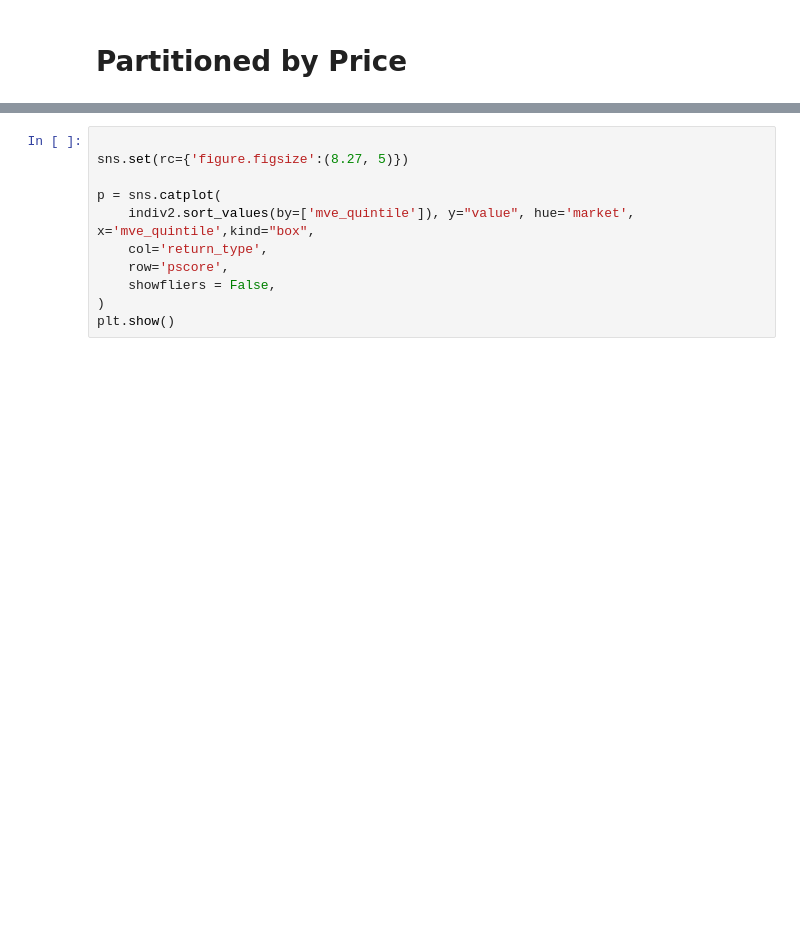
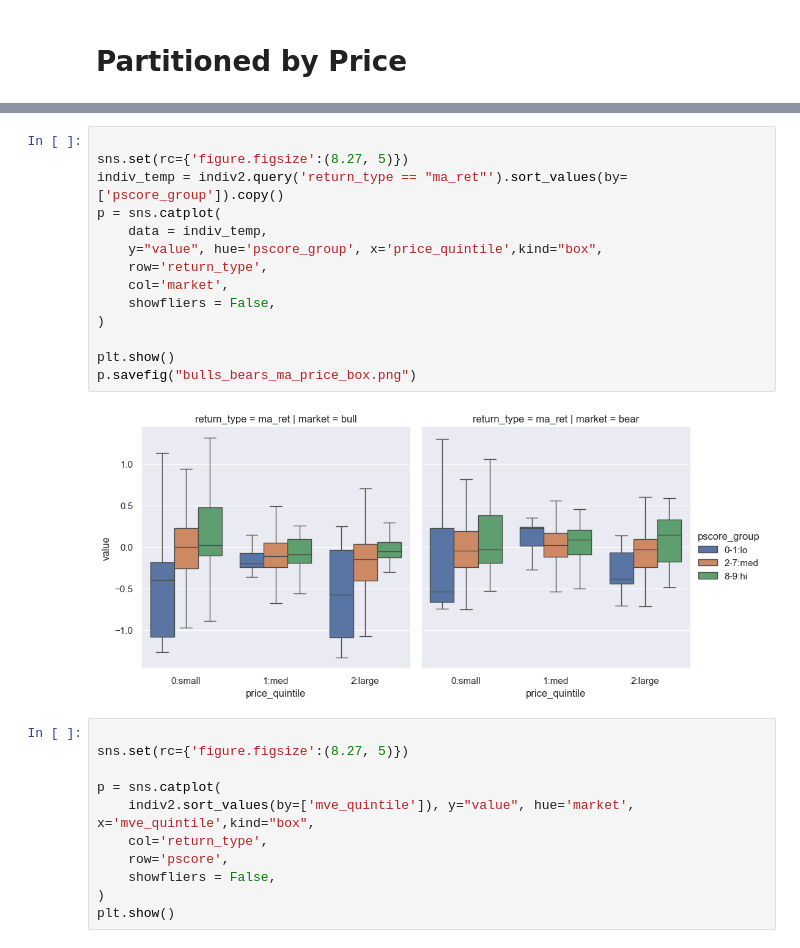
Before and after one commit to wlemmon/WQU_CAPSTONE, a Jupyter notebook: Bulls and Bears.ipynb, the cells around one changed output, grey strips where cells are left out. Cells and saved outputs as stored; diff of their text form; blank space fills up the shorter version.

```diff
--- a/Bulls and Bears.ipynb
+++ b/Bulls and Bears.ipynb
@@ -478,6 +436,22 @@ Partitioned by Share Price
 | bull | 0-1:lo | -0.31 | -0.09 | -0.57 | -1.23 | -0.28 | -1.22 | -1.08 | -0.24 | -1.09 | ... |
 |  | 2-7:med | 0.32 | -0.07 | -0.20 | -0.75 | -0.42 | -0.85 | -0.26 | -0.24 | -0.41 | ... |
 |  | 8-9:hi | 0.34 | 0.09 | 0.02 | -0.30 | -0.25 | -0.26 | -0.10 | -0.19 | -0.13 | ... |
+# %%
+
+sns.set(rc={'figure.figsize':(8.27, 5)})
+indiv_temp = indiv2.query('return_type == "ma_ret"').sort_values(by=['pscore_group']).copy()
+p = sns.catplot(
+    data = indiv_temp,
+    y="value", hue='pscore_group', x='price_quintile',kind="box",
+    row='return_type',
+    col='market',
+    showfliers = False,
+)
+
+plt.show()
+p.savefig("bulls_bears_ma_price_box.png")
+# %% [output]
+[figure, added]
 # %%
 
 sns.set(rc={'figure.figsize':(8.27, 5)})
```
Also changed, not shown: parts of 24 cells of this notebook, 12 other files.
